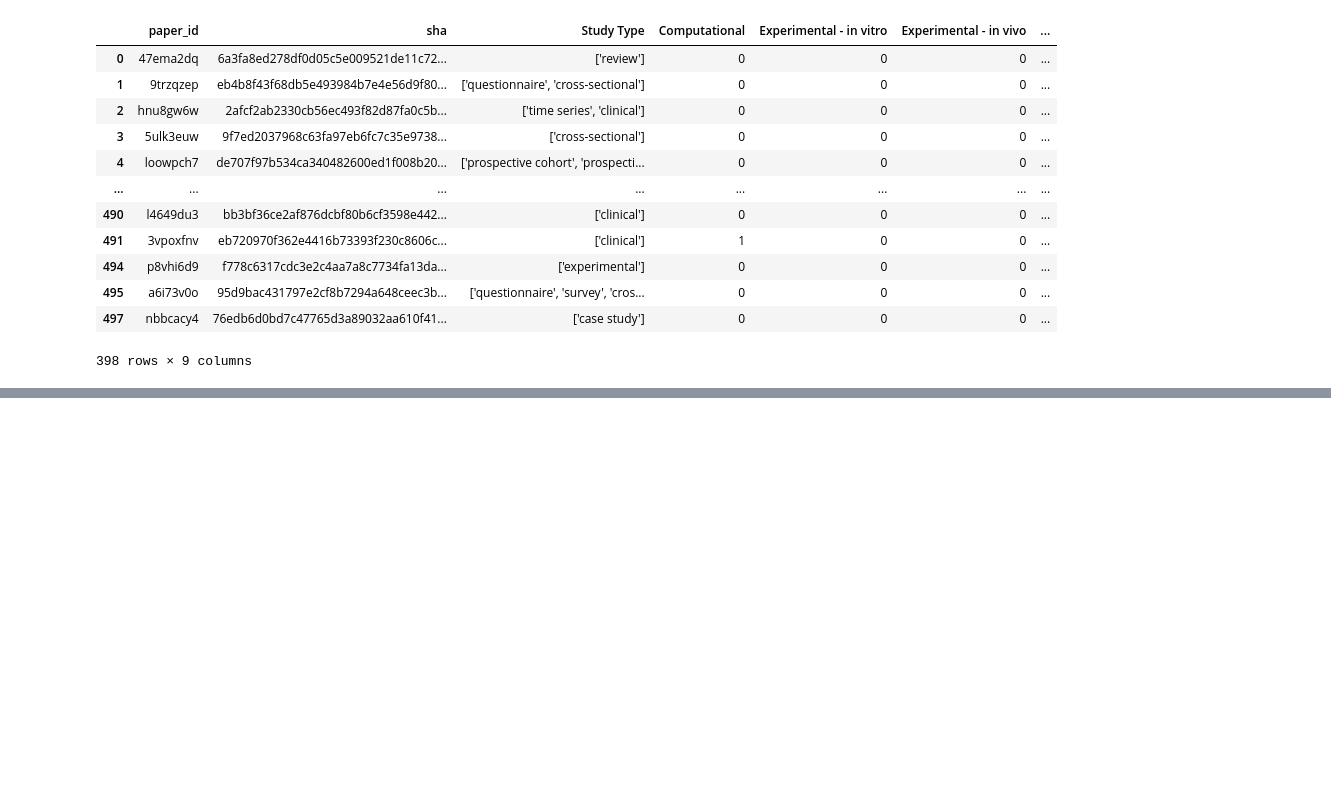
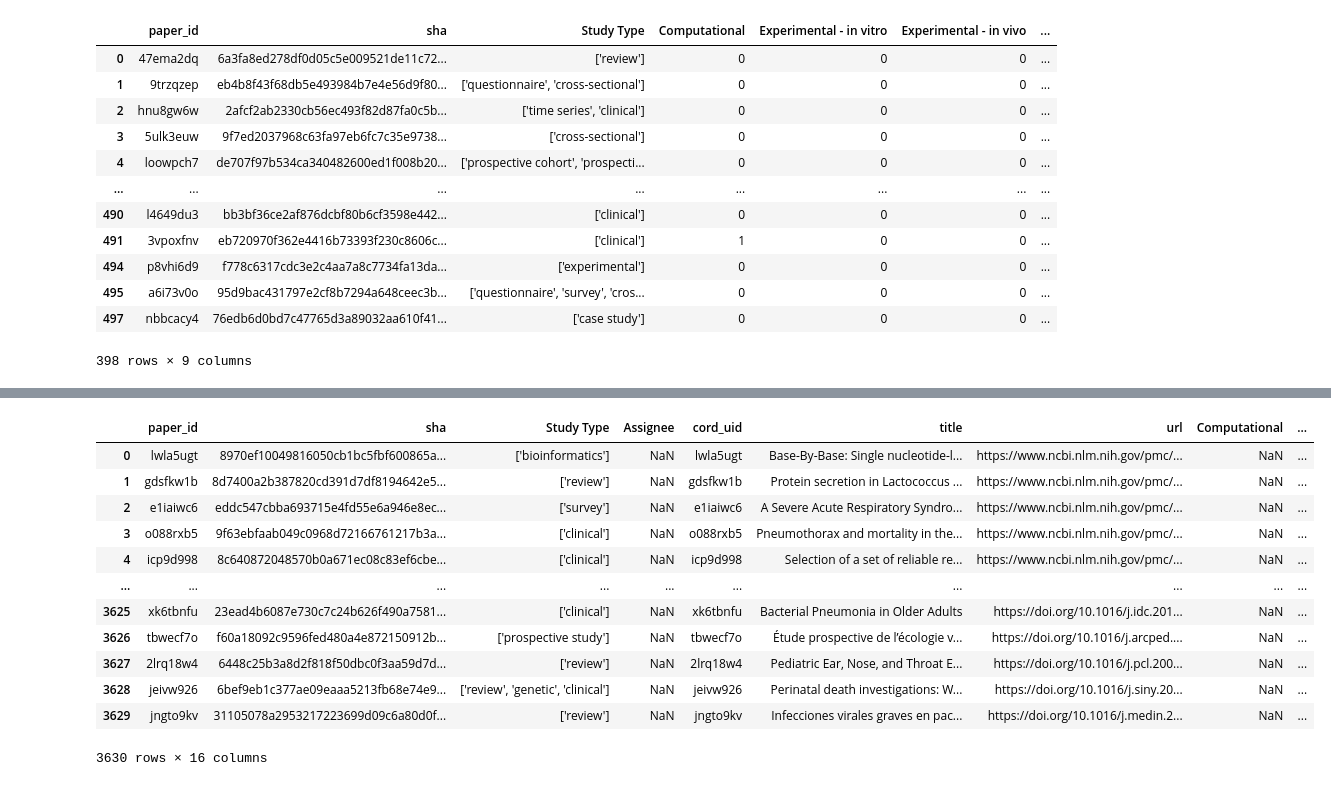
Before and after one commit to mindyng/Covid19, a Jupyter notebook: StudyTypeAnnotations.ipynb, the cells around one changed output, grey strips where cells are left out. Drawn from its saved outputs; the diff is of its cells as text; code cells hidden in the pictures; blank space fills up the shorter version.

```diff
--- a/StudyTypeAnnotations.ipynb
+++ b/StudyTypeAnnotations.ipynb
@@ -328,0 +370,20 @@ kg_merge
+# %%
+test = cw_labels.drop_duplicates(subset=['sha'])
+
+
+test2 = pd.merge(features, test, how='inner', left_on='sha', right_on='sha')
+test2
+# %% [output]
+|  | paper_id | sha | Study Type | Assignee | cord_uid | title | url | Computational | ... |
+| 0 | lwla5ugt | 8970ef10049816050cb1bc5fbf600865a... | ['bioinformatics'] | NaN | lwla5ugt | Base-By-Base: Single nucleotide-l... | https://www.ncbi.nlm.nih.gov/pmc/... | NaN | ... |
+| 1 | gdsfkw1b | 8d7400a2b387820cd391d7df8194642e5... | ['review'] | NaN | gdsfkw1b | Protein secretion in Lactococcus ... | https://www.ncbi.nlm.nih.gov/pmc/... | NaN | ... |
+| 2 | e1iaiwc6 | eddc547cbba693715e4fd55e6a946e8ec... | ['survey'] | NaN | e1iaiwc6 | A Severe Acute Respiratory Syndro... | https://www.ncbi.nlm.nih.gov/pmc/... | NaN | ... |
+| 3 | o088rxb5 | 9f63ebfaab049c0968d72166761217b3a... | ['clinical'] | NaN | o088rxb5 | Pneumothorax and mortality in the... | https://www.ncbi.nlm.nih.gov/pmc/... | NaN | ... |
+| 4 | icp9d998 | 8c640872048570b0a671ec08c83ef6cbe... | ['clinical'] | NaN | icp9d998 | Selection of a set of reliable re... | https://www.ncbi.nlm.nih.gov/pmc/... | NaN | ... |
+| ... | ... | ... | ... | ... | ... | ... | ... | ... | ... |
+| 3625 | xk6tbnfu | 23ead4b6087e730c7c24b626f490a7581... | ['clinical'] | NaN | xk6tbnfu | Bacterial Pneumonia in Older Adults | https://doi.org/10.1016/j.idc.201... | NaN | ... |
+| 3626 | tbwecf7o | f60a18092c9596fed480a4e872150912b... | ['prospective study'] | NaN | tbwecf7o | Étude prospective de l’écologie v... | https://doi.org/10.1016/j.arcped.... | NaN | ... |
+| 3627 | 2lrq18w4 | 6448c25b3a8d2f818f50dbc0f3aa59d7d... | ['review'] | NaN | 2lrq18w4 | Pediatric Ear, Nose, and Throat E... | https://doi.org/10.1016/j.pcl.200... | NaN | ... |
+| 3628 | jeivw926 | 6bef9eb1c377ae09eaaa5213fb68e74e9... | ['review', 'genetic', 'clinical'] | NaN | jeivw926 | Perinatal death investigations: W... | https://doi.org/10.1016/j.siny.20... | NaN | ... |
+| 3629 | jngto9kv | 31105078a2953217223699d09c6a80d0f... | ['review'] | NaN | jngto9kv | Infecciones virales graves en pac... | https://doi.org/10.1016/j.medin.2... | NaN | ... |
+3630 rows × 16 columns
```
Also changed, not shown: parts of 4 cells of this notebook.
